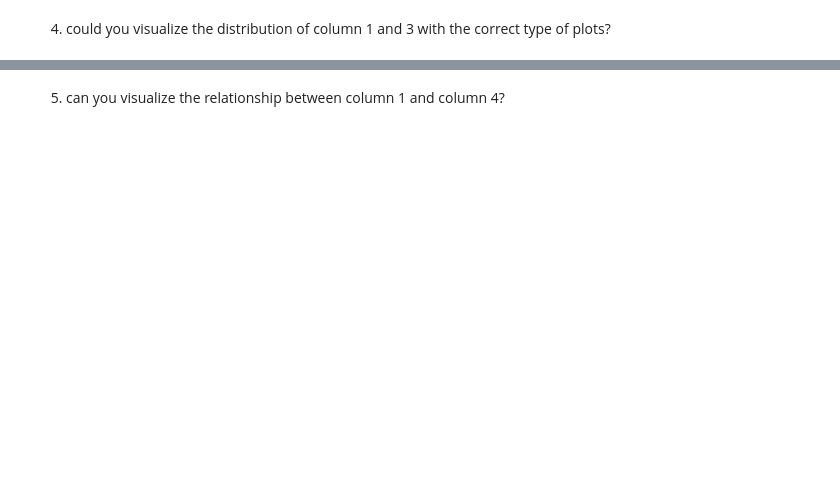
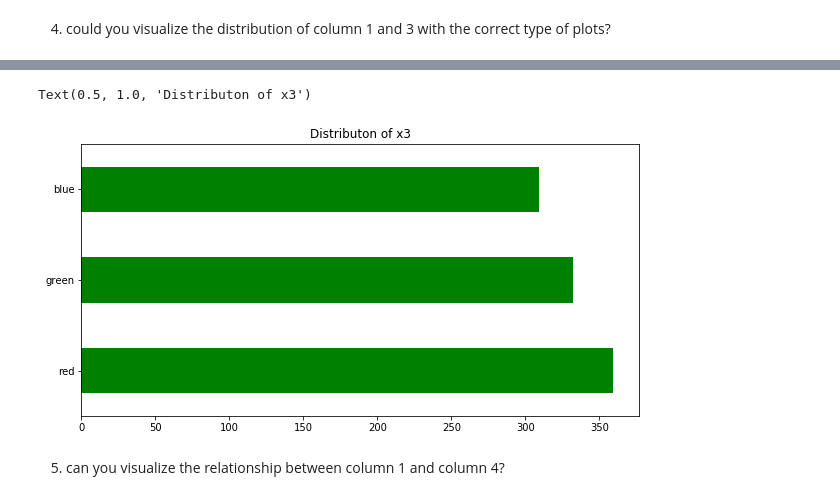
Before and after one commit to azamat1ch/interview_W20IS006, a Jupyter notebook: interview_questions_for_W20IS006.ipynb, the cells around one changed output, grey strips where cells are left out. Saved outputs shown, nothing was run; the diff lists cells and outputs as text; code cells hidden in the pictures; blank space fills up the shorter version.

```diff
--- a/interview_questions_for_W20IS006.ipynb
+++ b/interview_questions_for_W20IS006.ipynb
@@ -68,2 +136,8 @@ please limit the use of package to
+# %%
+data['x3'].value_counts().plot(kind='barh',color='green',figsize=(10,5))
+plt.title('Distributon of x3')
+# %% [output]
+Text(0.5, 1.0, 'Distributon of x3')
+[figure, added]
 # %% [markdown]
 5. can you visualize the relationship between column 1 and column 4?
```
Also changed, not shown: parts of 18 cells of this notebook.
